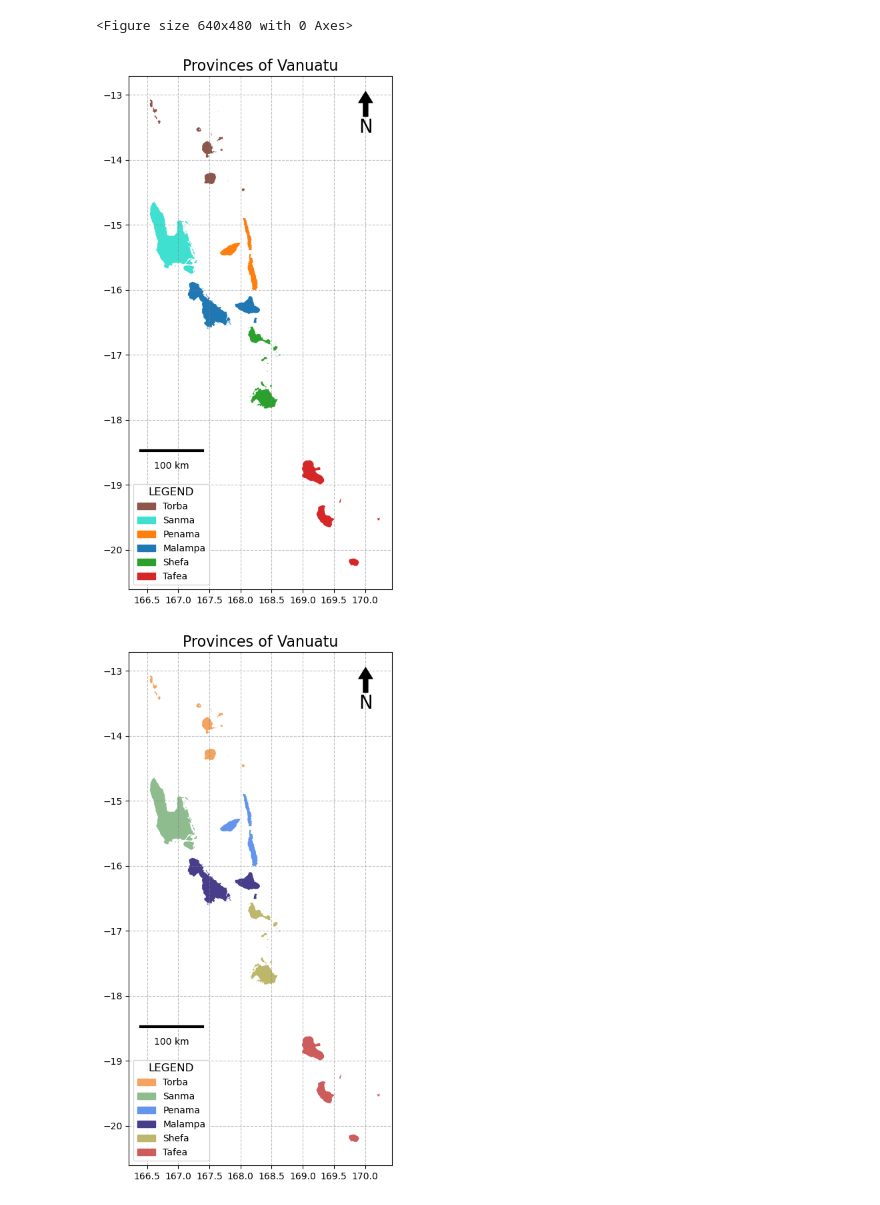
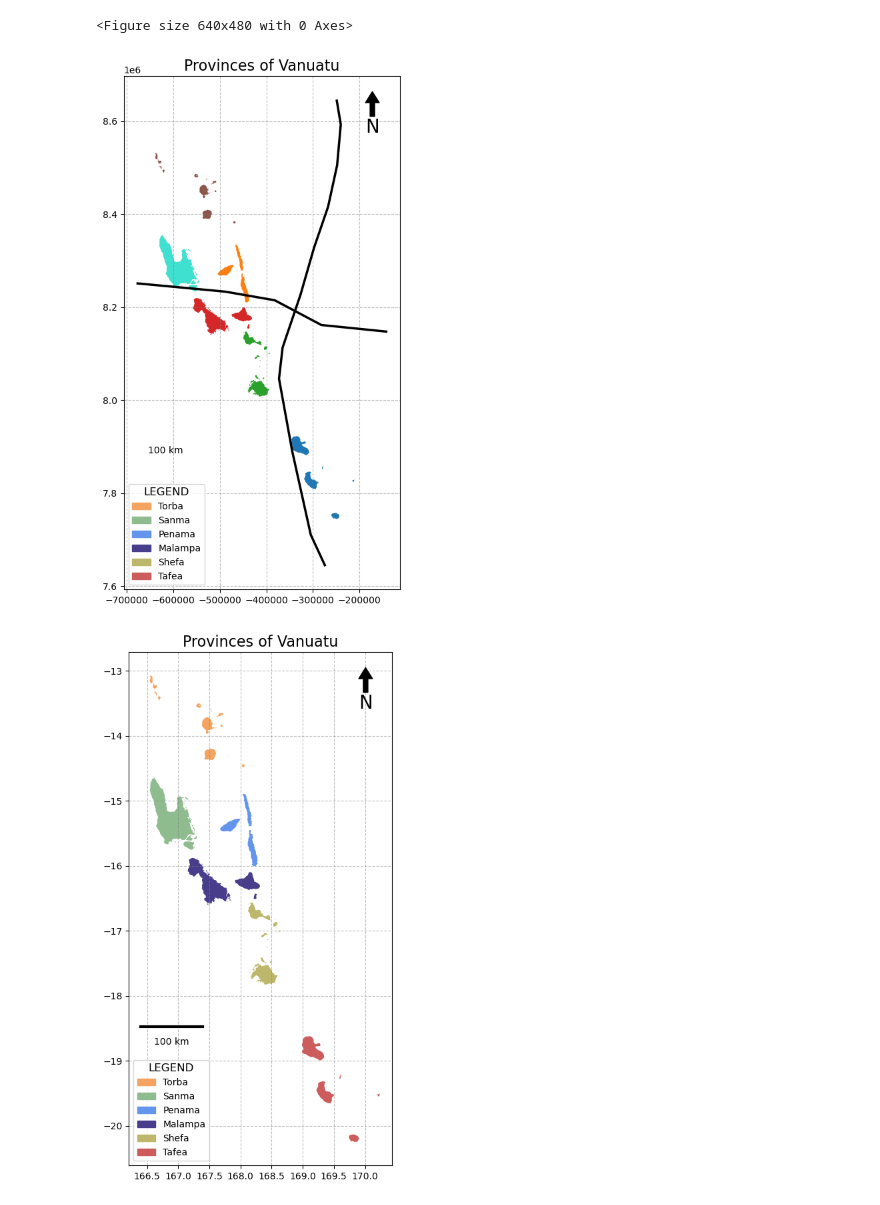
Before and after one commit to nicholasmetherall/tropical-cyclone-impact-analysis, a Jupyter notebook: figures/Provinces.ipynb, the cells around one changed output. Cells and saved outputs as stored; diff of their text form; code cells hidden in the pictures.

```diff
--- a/figures/Provinces.ipynb
+++ b/figures/Provinces.ipynb
@@ -160,3 +227,18 @@ plt.show()
+# %%
+ # --- Re-defining your placeholder functions with real implementations ---
+def add_scalebar(ax, units='km', location='lower left', color='black'):
+    """
+    Adds a scale bar to the given matplotlib axis using a dedicated library.
+
+    Args:
+        ax (matplotlib.axes.Axes): The axis to add the scale bar to.
+        units (str): The units of the scale bar ('km', 'mi', 'm', 'ft').
+        location (str): The location on the plot ('lower left', 'lower right', etc.).
+        color (str): The color of the scale bar lines and text.
+    """
+    scalebar = ScaleBar(1, units=units, location=location, frameon=False,
+                        color=color, font_properties={'size': 12})
+    ax.add_artist(scalebar)
 # %%
 # # Generate a random color for each row
 # colors = ['tab:red', 'tab:green', 'tab:blue', 'tab:orange', 'turquoise', 'tab:brown']
@@ -340,30 +415,46 @@ plt.savefig("Vanuatu_Fig_3.jpg", dpi=300, bbox_inches='tight')
 # %%
 # Ensure the figure and axis are properly defined
 fig, ax = plt.subplots(figsize=(12, 10))
 ax.set_facecolor("white")  # Set background color
 
+# Define new bbox
+bbox_vanuatu = gpd.read_file("bbox_vanuatu.geojson").to_crs("EPSG:32760")
+
+# fiji_bbox_2 = gpd.read_file("tc_tracks/bbox_fiji_2.geojson").to_crs("EPSG:32760")
+
+# Load TC tracks
+pam = gpd.read_file("tc_tracks/tc_pam_line.geojson").to_crs("EPSG:32760").clip(bbox_vanuatu)
+harold = gpd.read_file("tc_tracks/tc_harold_line.geojson").to_crs("EPSG:32760").clip(bbox_vanuatu)
+vanuatu_provinces = gpd.read_file("vanuatu_provinces.geojson").to_crs("EPSG:32760").clip(bbox_vanuatu)
+
+# Plot your map
+colors = ['tab:blue', 'tab:green', 'tab:red', 'tab:orange', 'turquoise', 'tab:brown']
+# fiji_provinces.to_crs("EPSG:32760").plot(ax=ax, color=colors)
+pam.to_crs("EPSG:32760").plot(ax=ax, color='black', linewidth=2.5)
+harold.to_crs("EPSG:32760").plot(ax=ax, color='black', linewidth=2.5)
+
 # Plot your map
 vanuatu_provinces.plot(ax=ax, color=colors)
 
 # Add scale bar, north arrow, legend
-add_scalebar(ax, length=1, location=(0.01, 0.27), label='100 km')
+add_scalebar(ax, length=1, location=(0.15, 0.3), label='100 km')
 add_north_arrow(ax, location=(0.9, 0.97))
 add_legend(ax, category_colors_vu, loc='lower left', title='LEGEND')
 
 # Add grid and title
 ax.grid(True, linestyle='--', color='gray', alpha=0.5)
 ax.set_title("Provinces of Vanuatu", fontsize=16)
 
 # Hide axis for a clean map
 # ax.set_axis_off()
 
 # Save correctly
 plt.savefig("output_map.png", dpi=300, bbox_inches='tight', facecolor='white')
 
 # Show the plot (AFTER saving)
 plt.show()
 # %% [output]
-[figure, old version]
+[figure, new version]
 # %%
 # Ensure the figure and axis are properly defined
 fig, ax = plt.subplots(figsize=(12, 10))
```
Also changed, not shown: parts of 7 cells of this notebook, 18 other files.
